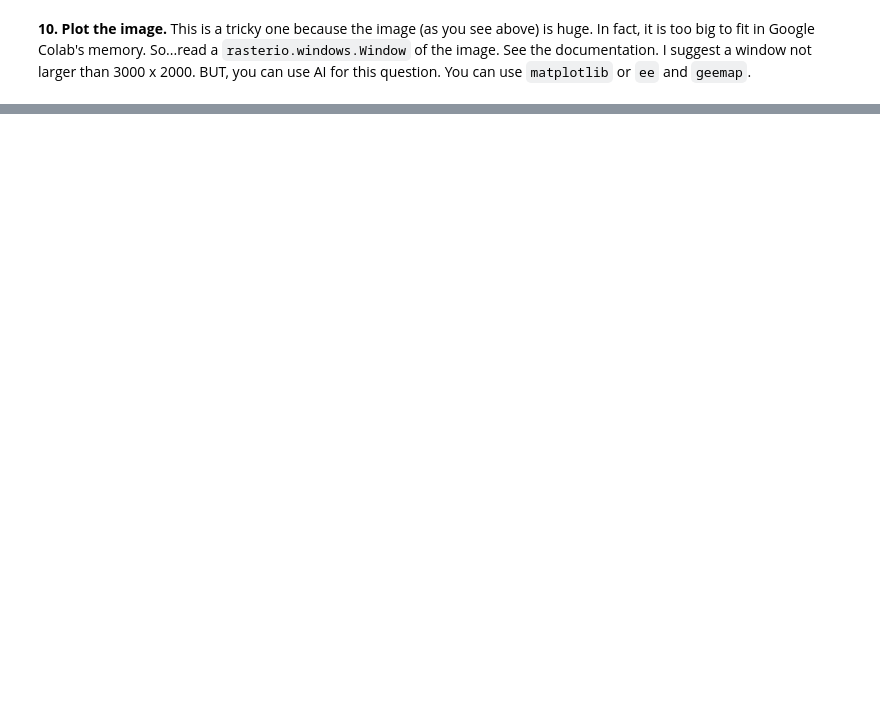
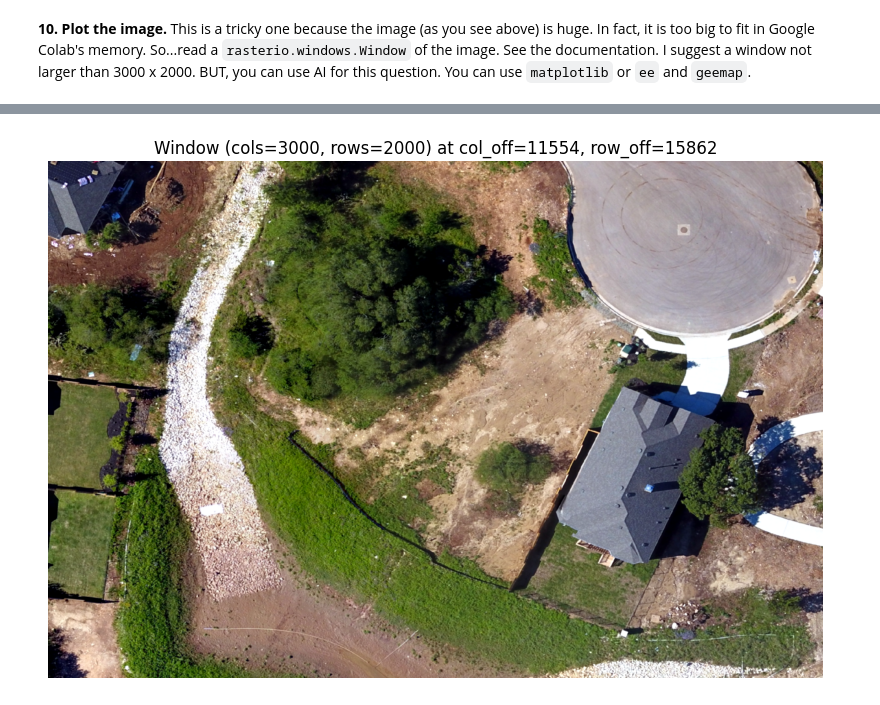
Before and after one commit to KathleenShank/7316, a Jupyter notebook: Quiz_1.ipynb, the cells around one changed output, grey strips where cells are left out. Cells and saved outputs as stored; diff of their text form; code cells hidden in the pictures; blank space fills up the shorter version.

```diff
--- a/Quiz_1.ipynb
+++ b/Quiz_1.ipynb
@@ -133,2 +233,5 @@ Use Rasterio to open the _LaCimaA120190425Processed_Orthomosaic_export_SatMay110
 # %% [markdown]
 **11. Print the bounding box coordinates of the image**
+# %%
+bounds = src.bounds
+print(bounds)
@@ -135,4 +240,7 @@ Use Rasterio to open the _LaCimaA120190425Processed_Orthomosaic_export_SatMay110
 # %% [markdown]
 Read the raster image.
+# %%
+with rasterio.open('LaCimaA120190425Processed_Orthomosaic_export_SatMay11023009.304783.tif') as src:
+    img = src.read()
 # %% [markdown]
 **9. Print the `type` of the image and its `shape`. Identify what the shape values mean in terms of rows/bands/columns**
@@ -141,0 +325,19 @@ This is a tricky one because the image (as you see above) is huge. In fact, it i
+# %%
+# Open, read a window, and plot
+# Path to file
+filepath = "LaCimaA120190425Processed_Orthomosaic_export_SatMay11023009.304783.tif"
+
+# Print everything defined above
+with rasterio.open(filepath) as src:
+    print("Full raster size (width, height):", src.width, src.height)
+    print("Band count:", src.count)
+    print("CRS:", src.crs)
+    print("Bounds:", src.bounds)
+
+    # Read a centered window (you can pass offsets to read a different region)
+    img_window, window = read_window_for_plot(src)
+    print("Read window:", window)
+    print("Image chunk shape (rows, cols, bands):", img_window.shape)
+
+# If the raster has >=3 bands we assume bands 1,2,3 are RGB; if >3 (e.g. 4 bands), we'll still use first 3
+# If it's single-band, display it as grayscale
@@ -141,0 +351,22 @@ This is a tricky one because the image (as you see above) is huge. In fact, it i
+# %%
+# For loop for showing all the image accessories
+if img_window.ndim == 3 and img_window.shape[2] >= 3:
+    rgb = img_window[..., :3]
+    rgb8 = scale_for_display(rgb)
+    plt.figure(figsize=(10, 7))
+    plt.imshow(rgb8)
+    plt.title(f"Window (cols={int(window.width)}, rows={int(window.height)}) at col_off={int(window.col_off)}, row_off={int(window.row_off)}")
+    plt.axis('off')
+    plt.show()
+else:
+    # single-band
+    band = img_window[..., 0] if img_window.ndim == 3 else img_window
+    # scale to 0-255
+    band8 = scale_for_display(band[..., None])[..., 0]
+    plt.figure(figsize=(10, 7))
+    plt.imshow(band8, cmap='gray')
+    plt.title("Single-band window")
+    plt.axis('off')
+    plt.show()
+# %% [output]
+[figure, added]
```
Also changed, not shown: parts of 17 cells of this notebook.
